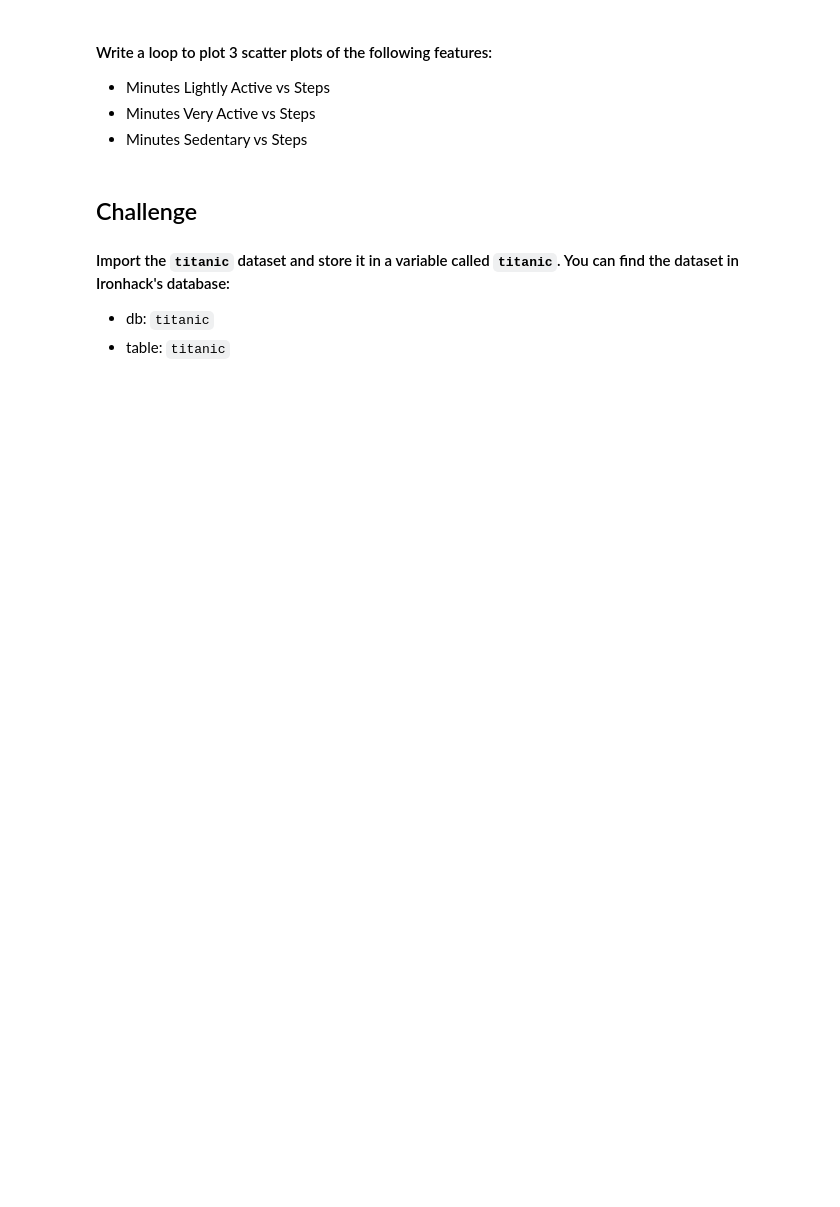
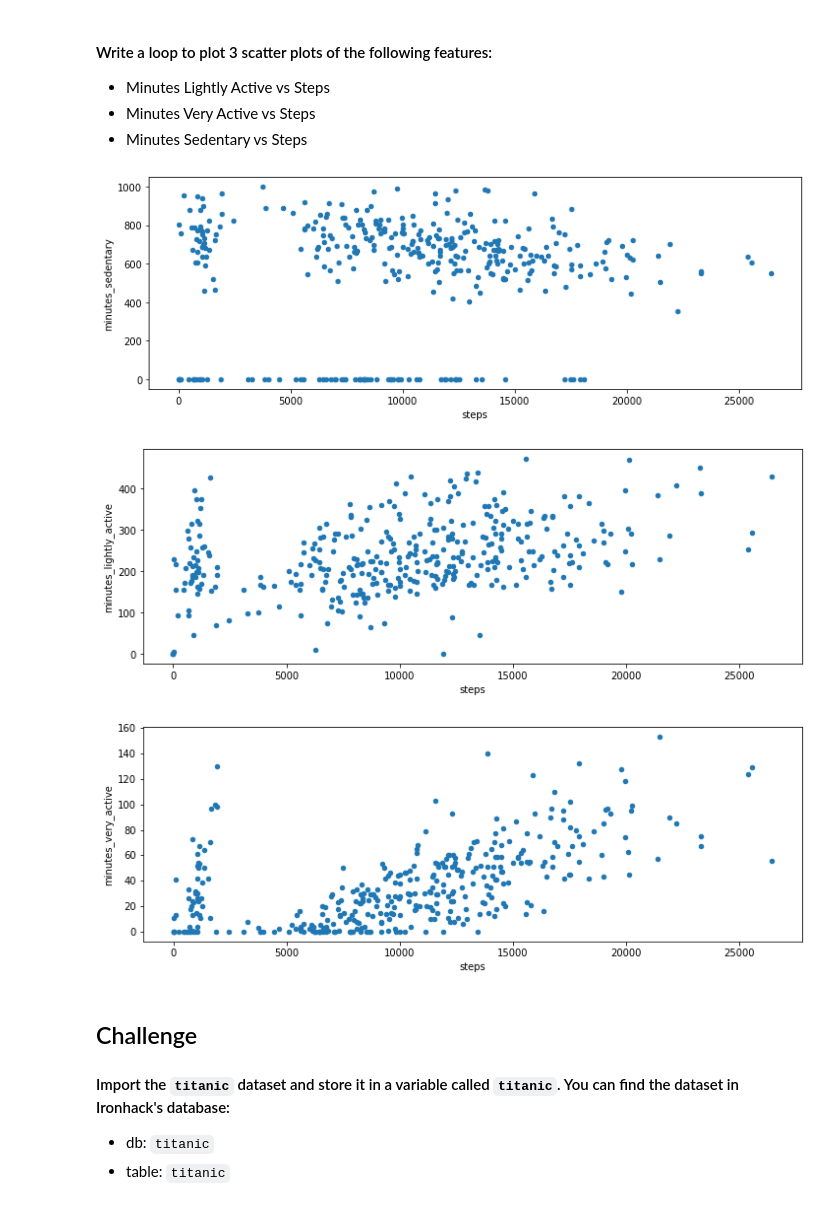
Before and after one commit to Ironhack-Data-Madrid-Marzo-2022/5.2-lab-matplotlib-seaborn, a Jupyter notebook: your-code/main.ipynb, the cells around one changed output. Saved outputs shown, nothing was run; the diff lists cells and outputs as text; code cells hidden in the pictures; blank space fills up the shorter version.

```diff
--- a/your-code/main.ipynb
+++ b/your-code/main.ipynb
@@ -42,3 +92,13 @@ How the average number of steps change by month. Use the appropriate visualizati
+# %%
+plots = ['minutes_sedentary', 'minutes_lightly_active', 'minutes_very_active']
+
+for i in plots:
+    fitbit.plot.scatter(x='steps', y=i);
+    plt.savefig('../figures/'+i)
+# %% [output]
+[figure, added]
+[figure, added]
+[figure, added]
 # %% [markdown]
 ## Challenge
 
```
Also changed, not shown: parts of 63 cells of this notebook, 16 other files.
